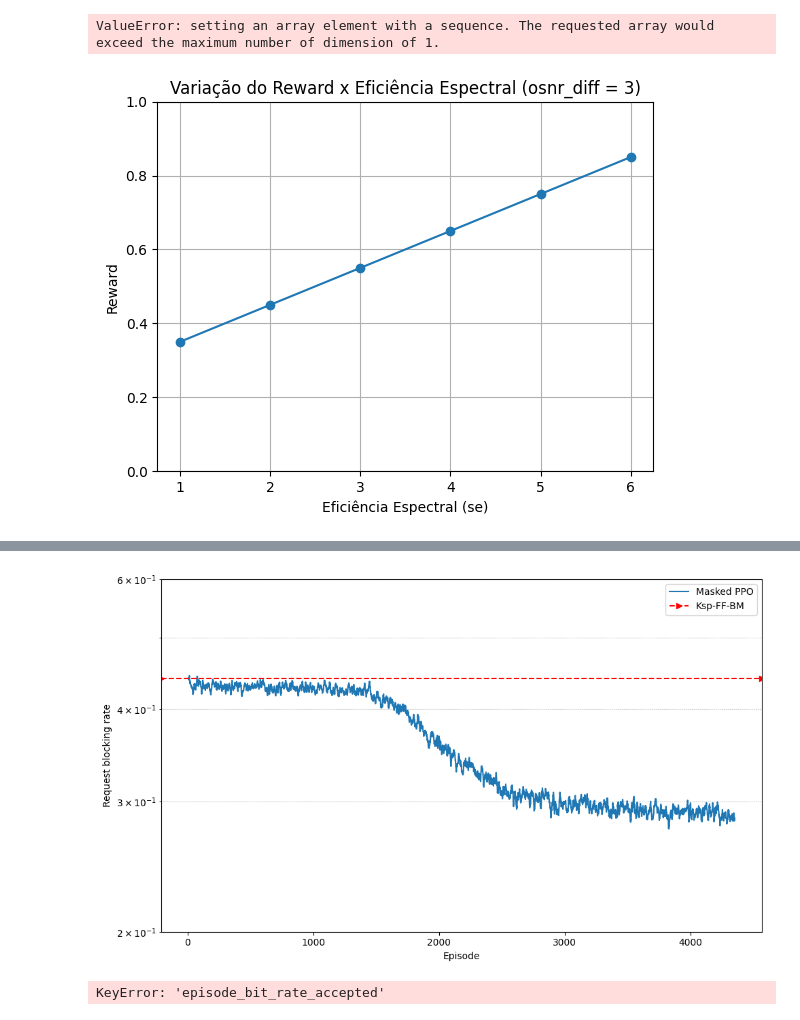
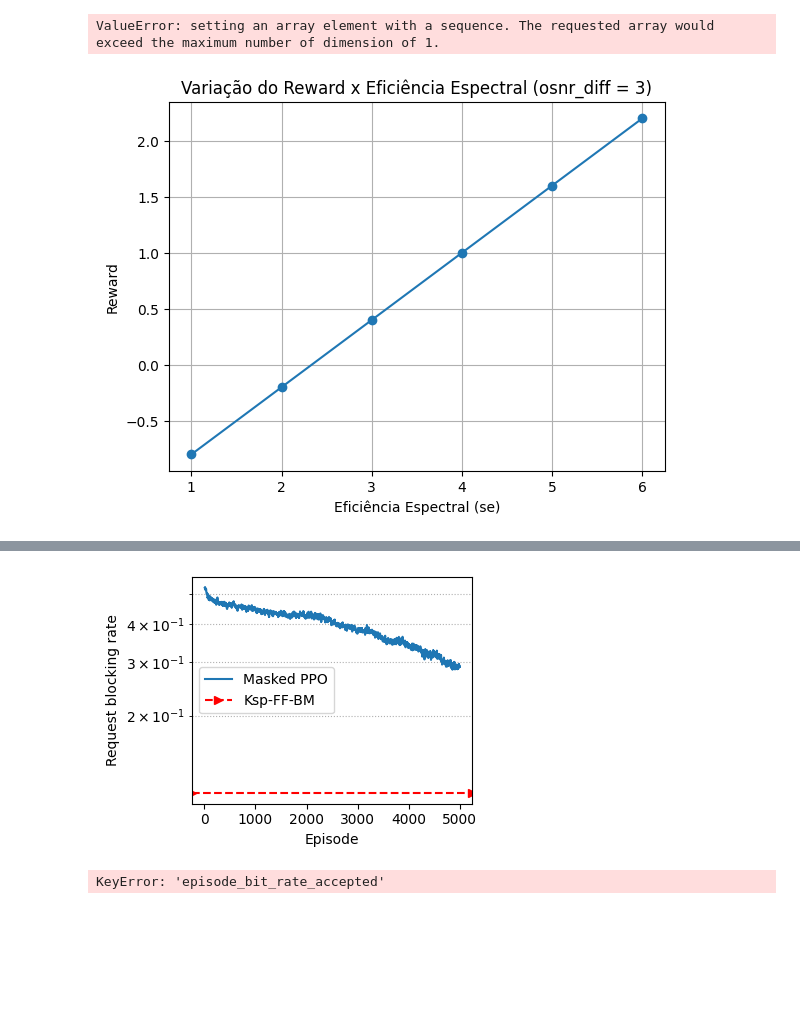
Before and after one commit to carlosnatalino/optical-networking-gym, a Jupyter notebook: examples/ONDM_2025/train_ppo.ipynb, the cells around one changed output, grey strips where cells are left out. Drawn from its saved outputs; the diff is of its cells as text; code cells hidden in the pictures; blank space fills up the shorter version.

```diff
--- a/examples/ONDM_2025/train_ppo.ipynb
+++ b/examples/ONDM_2025/train_ppo.ipynb
@@ -269,29 +273,27 @@ import matplotlib.pyplot as plt
 
 # Variáveis de exemplo
 se_values = [1, 2, 3, 4, 5, 6]
-diff = 3  # Exemplo fixo
-alpha = 0.25
-beta = 0.1
+diff =8   # Exemplo fixo
+alpha = 0.3
+beta = 0.6
 
 rewards = []
 for se in se_values:
     # Equação: 1.0 - alpha * |diff| + beta * se
     r = 1.0 - alpha * abs(diff) + beta * se
-    r = min(1.0, max(0.0, r))  # clampa entre [0,1]
     rewards.append(r)
 
 plt.plot(se_values, rewards, marker='o')
 plt.title("Variação do Reward x Eficiência Espectral (osnr_diff = 3)")
 plt.xlabel("Eficiência Espectral (se)")
 plt.ylabel("Reward")
-plt.ylim([0, 1])
 plt.grid(True)
 plt.show()
 # %% [output]
-[figure, old version]
+[figure, new version]
 # %%
 import pandas as pd
-results_ff = pd.read_csv(r"first_fit_nobel_us-2_results.csv")
+results_ff = pd.read_csv(r"C:\Users\talle\Documents\Mestrado\optical-networking-gym\newgsnr__first_fit_nobel_us_results_20250120_103709.csv")
 results_ppo = pd.read_csv(r"results_so_far.csv")
 # %%
 results_ff
@@ -305,35 +307,34 @@ results_ff
 # %%
 import matplotlib.pyplot as plt
 
-plt.figure(figsize=(10, 6))
+plt.figure(figsize=(4, 3))
 plt.plot(
     ((999 - results_ppo["episode_services_accepted"])/ 999).rolling(window=10).mean(),
     label="Masked PPO",
     mec='black',
 )
 
 # Plotando a linha horizontal com a média do FF
 ff_mean = results_ff["episode_service_blocking_rate"].min()
 plt.axhline(
     y=ff_mean,
     color='red',
     linestyle='--',
     marker='>',
     label=f"Ksp-FF-BM",
 )
 
 # Configurando os eixos e legendas
 plt.xlabel("Episode")
 plt.ylabel("Request blocking rate")
-plt.ylim(2* 10**-1, 6 * 10**-1)
 plt.gca().set_yscale("log")  # Escala logarítmica para o eixo Y
 plt.grid(visible=True, which="major", axis="y", ls="--")  # Grade maior
 plt.grid(visible=True, which="minor", axis="y", ls=":")   # Grade menor
 plt.legend()
 plt.tight_layout()
 plt.show()
 # %% [output]
-[figure, old version]
+[figure, new version]
 # %%
 import matplotlib.pyplot as plt
 
```
Also changed, not shown: parts of 7 cells of this notebook, 8 other files.
